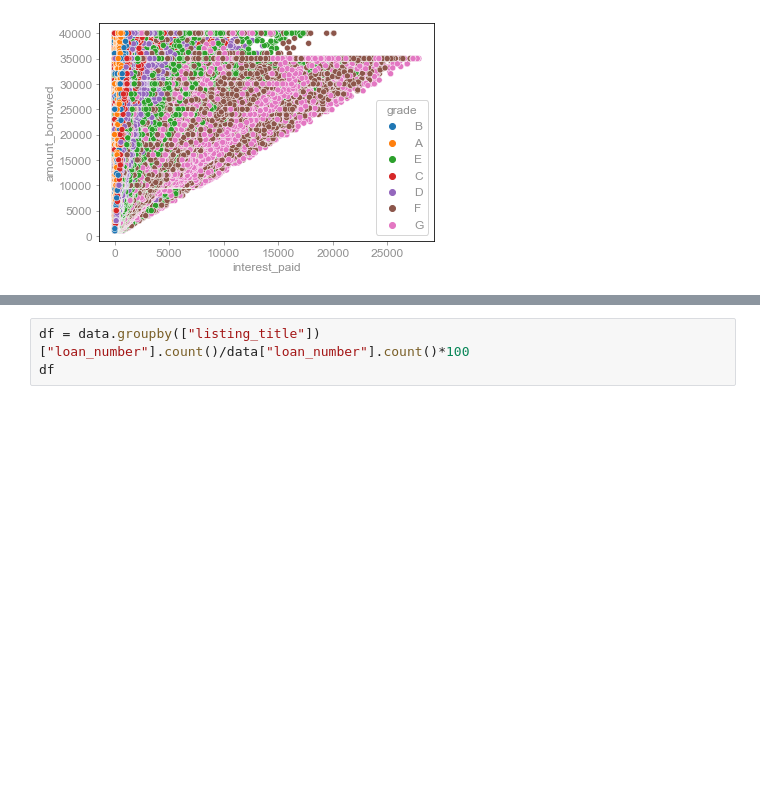
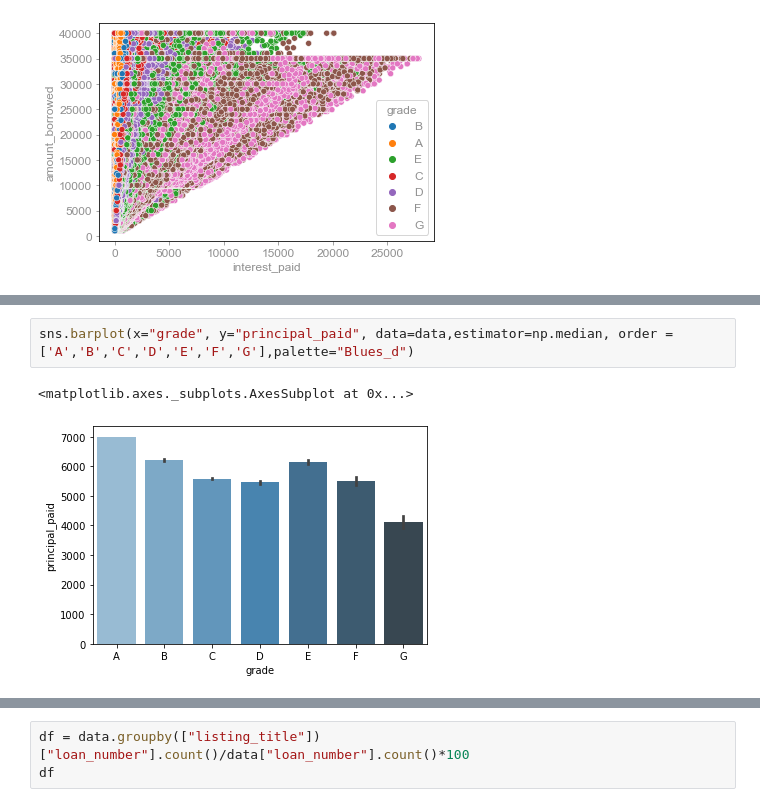
Before and after one commit to zonbloop/P2P_Lending.github.io, a Jupyter notebook: P2P.ipynb, the cells around one changed output, grey strips where cells are left out. Saved outputs shown, nothing was run; the diff lists cells and outputs as text; blank space fills up the shorter version.

Commit message:
Data analysis and Logistic Regression

```diff
--- a/P2P.ipynb
+++ b/P2P.ipynb
@@ -121,0 +156,5 @@ sns.scatterplot(data=data,x="interest_paid",y="amount_borrowed", hue = "grade")
+# %%
+sns.barplot(x="grade", y="principal_paid", data=data,estimator=np.median, order = ['A','B','C','D','E','F','G'],palette="Blues_d")
+# %% [output]
+<matplotlib.axes._subplots.AxesSubplot at 0x...>
+[figure, added]
```
Also changed, not shown: parts of 8 cells of this notebook.
